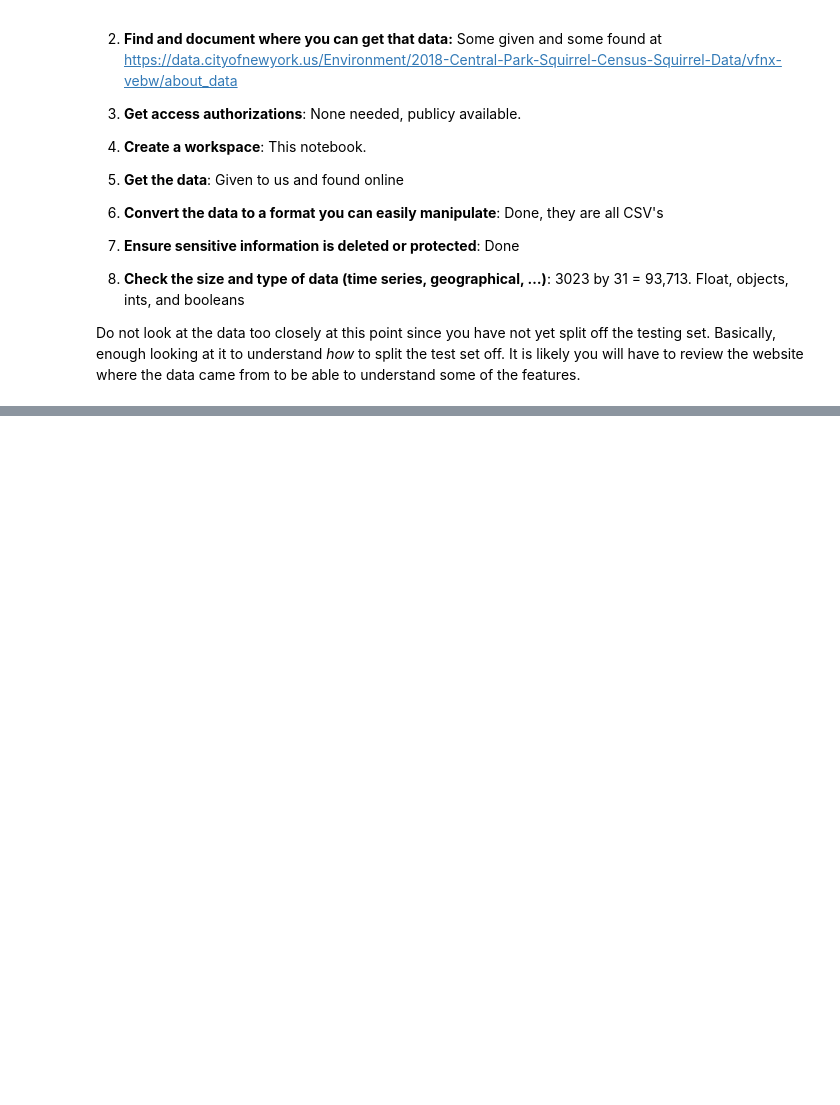
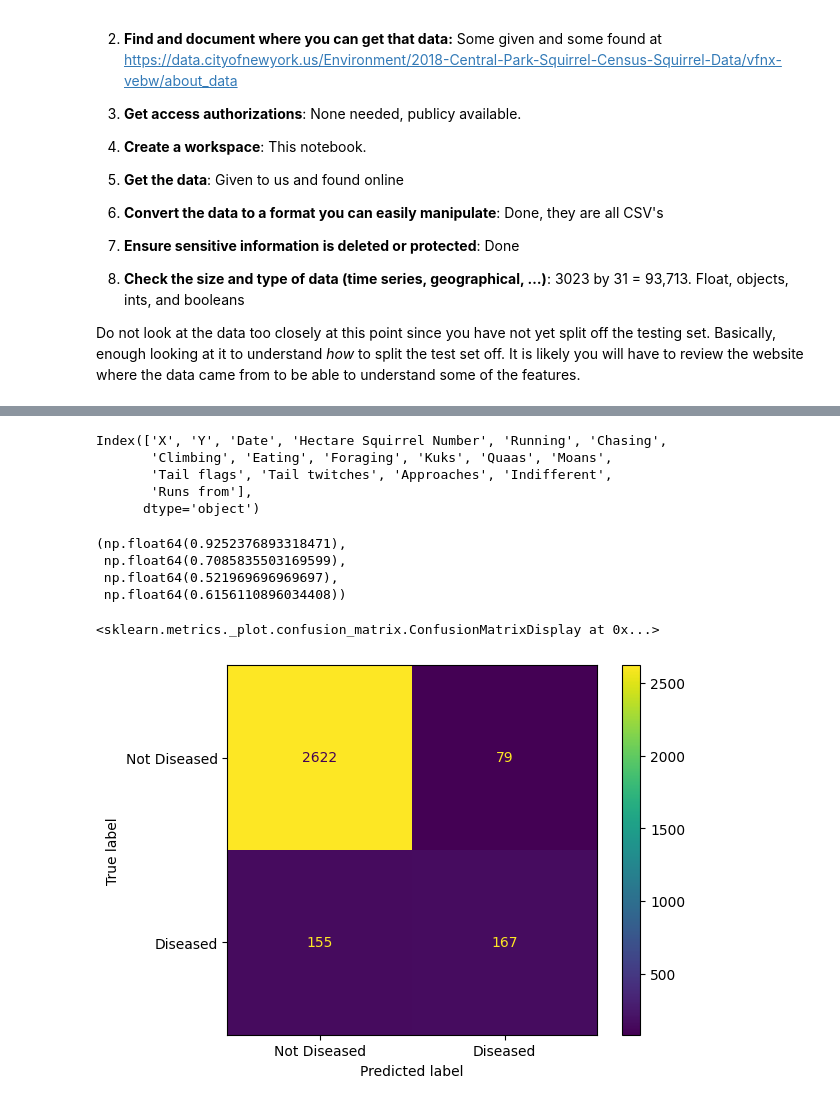
Before and after one commit to bradenkirkpatrick/machine-learning-project-2, a Jupyter notebook: Nutosis.ipynb, the cells around one changed output, grey strips where cells are left out. Saved outputs shown, nothing was run; the diff lists cells and outputs as text; code cells hidden in the pictures; blank space fills up the shorter version.

Commit message:
Looked at it with a forest

```diff
--- a/Nutosis.ipynb
+++ b/Nutosis.ipynb
@@ -70,4 +61,13 @@ Frame the Problem and Look at the Big Picture
 Do not look at the data too closely at this point since you have not yet split off the testing set. Basically, enough looking at it to understand *how* to split the test set off. It is likely you will have to review the website where the data came from to be able to understand some of the features.
 # %%
 all_squirrels = read_csv('2018_Central_Park_Squirrel_Census_-_Squirrel_Data_20241101.csv')
-dead_squirrels = read_csv('diseased_squirrels.csv')
+diseased_squirrels = read_csv('diseased_squirrels.csv')
+# %%
+diseased_squirrels_copy = diseased_squirrels.copy()
+diseased_squirrels_copy['Diseased'] = 1
+all_squirrels_copy = all_squirrels.copy()
+# join the two dataframes together
+squirrel_data = all_squirrels_copy.join(diseased_squirrels_copy.set_index('Unique Squirrel ID'), on='Unique Squirrel ID', how='left')
+
+# if squirrels do not have a disease, they are not diseased
+squirrel_data['Diseased'] = squirrel_data['Diseased'].fillna(0)
@@ -73,0 +84,17 @@ dead_squirrels = read_csv('diseased_squirrels.csv')
+# %%
+# replace Shift with is_PM_shift
+squirrel_data['is_PM_shift'] = squirrel_data['Shift'].apply(lambda x: 1 if x == 'PM' else 0)
+# replace Age with is_Adult
+squirrel_data['is_Adult'] = squirrel_data['Age'].apply(lambda x: 1 if x == 'Adult' else 0)
+# replace false with 0 and true with 1 for the columns with boolean values
+for comlumn in ['Running', 'Chasing', 'Climbing', 'Eating', 'Foraging', 'Kuks', 'Quaas', 'Moans', 'Tail flags', 'Tail twitches', 'Approaches', 'Indifferent', 'Runs from']:
+    squirrel_data[comlumn] = squirrel_data[comlumn].apply(lambda x: 1 if x == True else 0)
+# drop Lat/Long, shift, Unique Squirrel ID, Other Interactions, Hectare, Age, Highlight Fur Color, Combination of Primary and Highlight Color, Color notes, Location, Specific Location, Above Ground Sighter Measurement
+for column in ['Lat/Long', 'Shift', 'Unique Squirrel ID', 'Other Interactions', 'Hectare', 'Age', 'Highlight Fur Color', 'Combination of Primary and Highlight Color', 'Color notes', 'Location', 'Specific Location', 'Above Ground Sighter Measurement']:
+    squirrel_data.drop(column, axis=1, inplace=True)
+# one hot encode Primary Fur Color
+squirrel_data = pandas.get_dummies(squirrel_data, columns=['Primary Fur Color'])
+
+
+
+squirrel_data.head()
@@ -143,0 +157,33 @@ dtype: int64
+# %%
+X.columns
+# %% [output]
+Index(['X', 'Y', 'Date', 'Hectare Squirrel Number', 'Running', 'Chasing',
+       'Climbing', 'Eating', 'Foraging', 'Kuks', 'Quaas', 'Moans',
+       'Tail flags', 'Tail twitches', 'Approaches', 'Indifferent',
+       'Runs from'],
+      dtype='object')
+# %%
+# forest to find which features are important
+y = squirrel_data['Diseased']
+X = squirrel_data.drop('Diseased', axis=1)
+# drop non-numeric columns, non-boolean columns
+X = X.select_dtypes(include=['number', 'bool'])
+# random forest classifier
+forest = RandomForestClassifier()
+forest.fit(X, y)
+# get cross validation scores
+acc = cross_val_score(forest, X, y, cv=10, scoring='accuracy').mean()
+pre = cross_val_score(forest, X, y, cv=10, scoring='precision').mean()
+rec = cross_val_score(forest, X, y, cv=10, scoring='recall').mean()
+f1 = cross_val_score(forest, X, y, cv=10, scoring='f1').mean()
+acc, pre, rec, f1
+# %% [output]
+(np.float64(0.9252376893318471),
+ np.float64(0.7085835503169599),
+ np.float64(0.521969696969697),
+ np.float64(0.6156110896034408))
+# %%
+ConfusionMatrixDisplay(confusion_matrix(y, cross_val_predict(forest, X, y, cv=10)), display_labels=['Not Diseased', 'Diseased']).plot()
+# %% [output]
+<sklearn.metrics._plot.confusion_matrix.ConfusionMatrixDisplay at 0x...>
+[figure, added]
```
Also changed, not shown: parts of 9 cells of this notebook.
